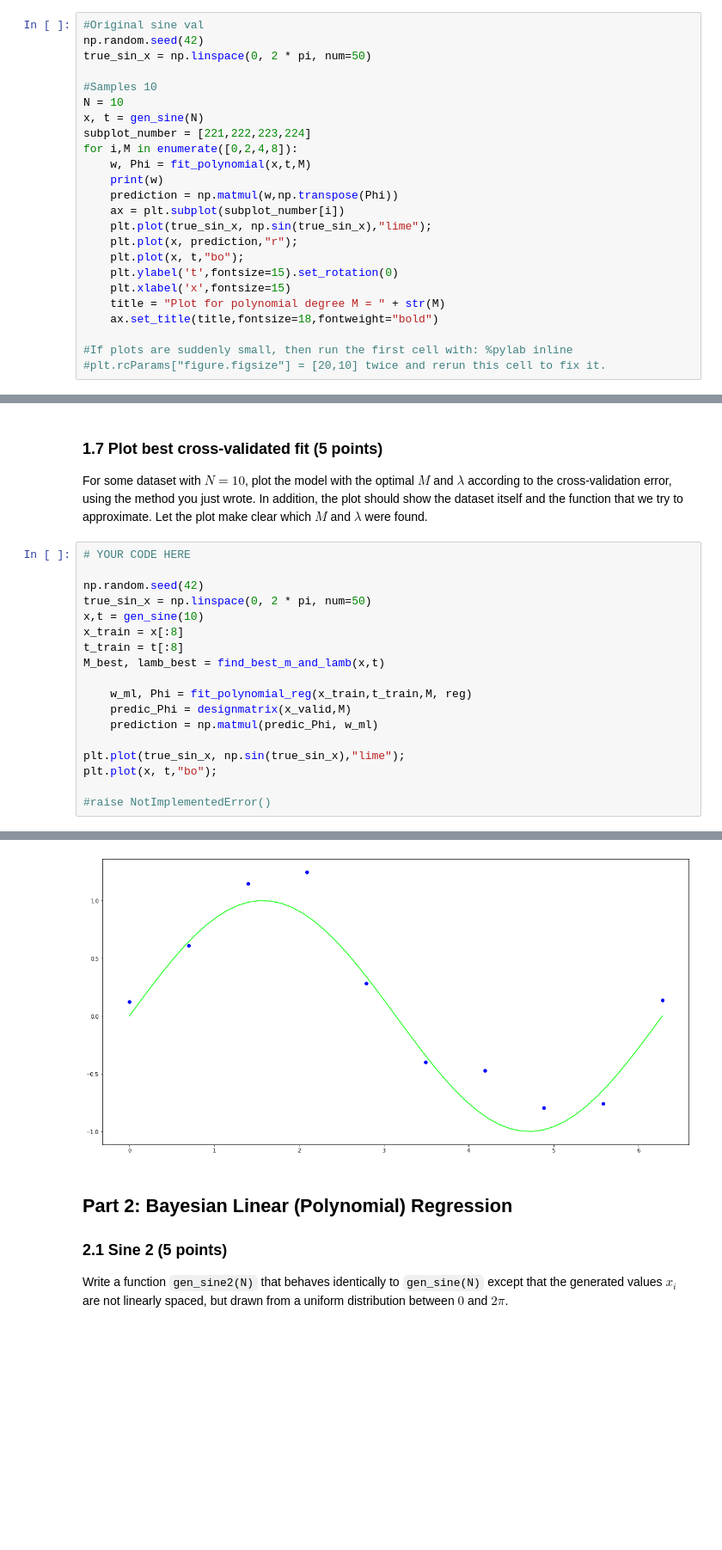
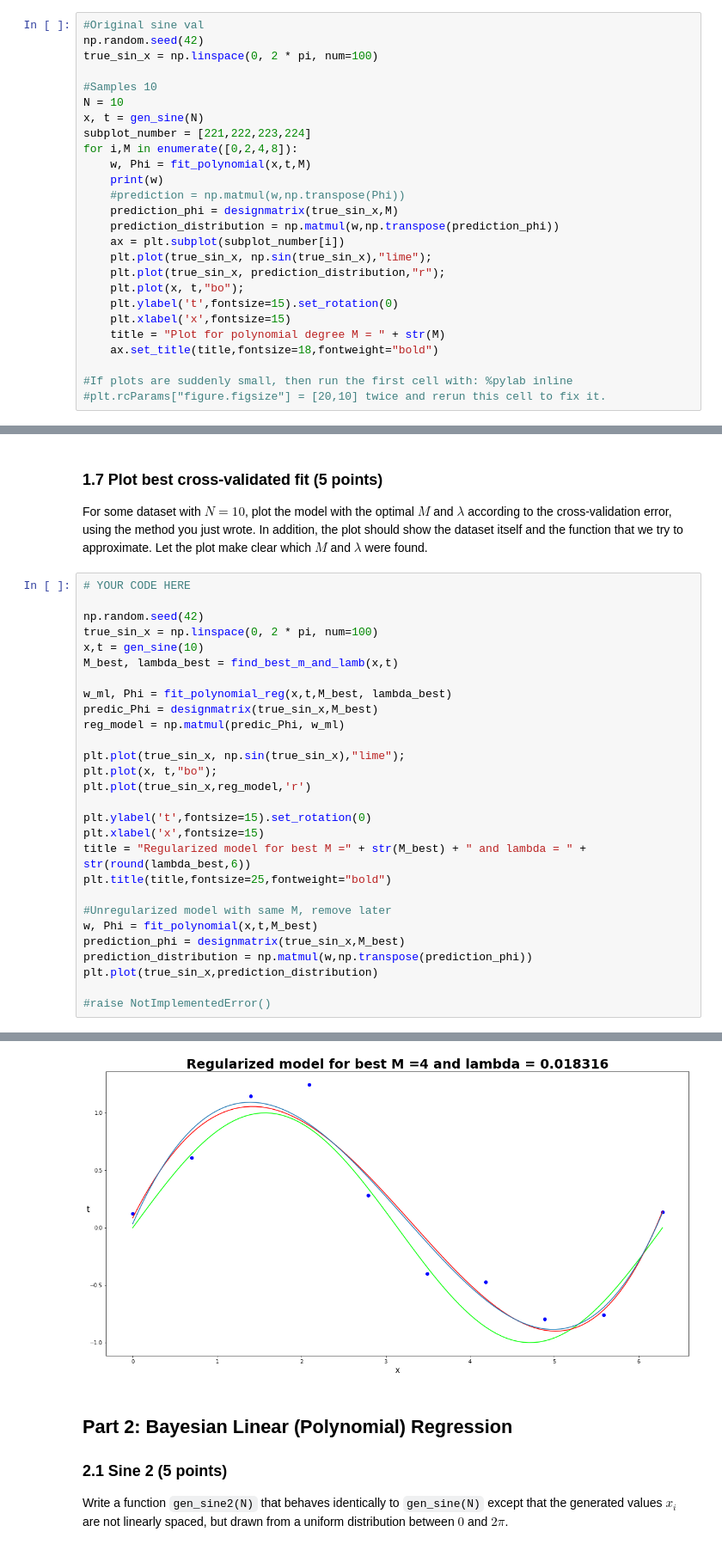
Before and after one commit to ML77777/ML1-18, a Jupyter notebook: Marvin/lab1 (kopie).ipynb, the cells around one changed output, grey strips where cells are left out. Shown: that part at 86% size. Saved outputs shown, nothing was run; the diff lists cells and outputs as text; blank space fills up the shorter version.

Commit message:
Plotted 1.7 and  2.1. Later do rest

```diff
--- a/Marvin/lab1 (kopie).ipynb
+++ b/Marvin/lab1 (kopie).ipynb
@@ -176,7 +176,7 @@ For each value of $M$, plot the prediction function, along with the data and the
 # %%
 #Original sine val
 np.random.seed(42)
-true_sin_x = np.linspace(0, 2 * pi, num=50)
+true_sin_x = np.linspace(0, 2 * pi, num=100)
 
 #Samples 10
 N = 10
@@ -185,10 +185,12 @@ subplot_number = [221,222,223,224]
 for i,M in enumerate([0,2,4,8]):
     w, Phi = fit_polynomial(x,t,M)
     print(w)
-    prediction = np.matmul(w,np.transpose(Phi))
+    #prediction = np.matmul(w,np.transpose(Phi))
+    prediction_phi = designmatrix(true_sin_x,M)
+    prediction_distribution = np.matmul(w,np.transpose(prediction_phi))
     ax = plt.subplot(subplot_number[i])
     plt.plot(true_sin_x, np.sin(true_sin_x),"lime");
-    plt.plot(x, prediction,"r");
+    plt.plot(true_sin_x, prediction_distribution,"r");
     plt.plot(x, t,"bo");
     plt.ylabel('t',fontsize=15).set_rotation(0)
     plt.xlabel('x',fontsize=15)
@@ -370,18 +372,28 @@ For some dataset with $N = 10$, plot the model with the optimal $M$ and $\lambda
 # YOUR CODE HERE
 
 np.random.seed(42)
-true_sin_x = np.linspace(0, 2 * pi, num=50)
+true_sin_x = np.linspace(0, 2 * pi, num=100)
 x,t = gen_sine(10)
-x_train = x[:8]
-t_train = t[:8]
-M_best, lamb_best = find_best_m_and_lamb(x,t)
+M_best, lambda_best = find_best_m_and_lamb(x,t)
 
-    w_ml, Phi = fit_polynomial_reg(x_train,t_train,M, reg)
-    predic_Phi = designmatrix(x_valid,M)
-    prediction = np.matmul(predic_Phi, w_ml)
+w_ml, Phi = fit_polynomial_reg(x,t,M_best, lambda_best)
+predic_Phi = designmatrix(true_sin_x,M_best)
+reg_model = np.matmul(predic_Phi, w_ml)
 
 plt.plot(true_sin_x, np.sin(true_sin_x),"lime");
 plt.plot(x, t,"bo");
+plt.plot(true_sin_x,reg_model,'r')
+
+plt.ylabel('t',fontsize=15).set_rotation(0)
+plt.xlabel('x',fontsize=15)
+title = "Regularized model for best M =" + str(M_best) + " and lambda = " + str(round(lambda_best,6))
+plt.title(title,fontsize=25,fontweight="bold")
+
+#Unregularized model with same M, remove later
+w, Phi = fit_polynomial(x,t,M_best)
+prediction_phi = designmatrix(true_sin_x,M_best)
+prediction_distribution = np.matmul(w,np.transpose(prediction_phi))
+plt.plot(true_sin_x,prediction_distribution)
 
 #raise NotImplementedError()
 # %% [output]
@@ -389,4 +402,4 @@ plt.plot(x, t,"bo");
-[figure, old version]
+[figure, new version]
 # %% [markdown]
 ## Part 2: Bayesian Linear (Polynomial) Regression
 
```
Also changed, not shown: parts of 5 cells of this notebook.
